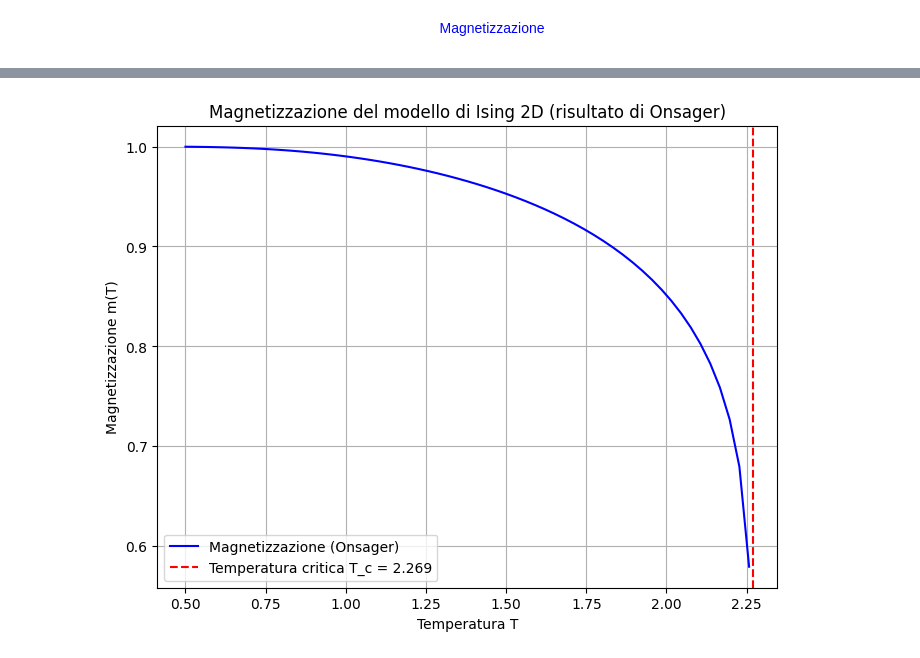
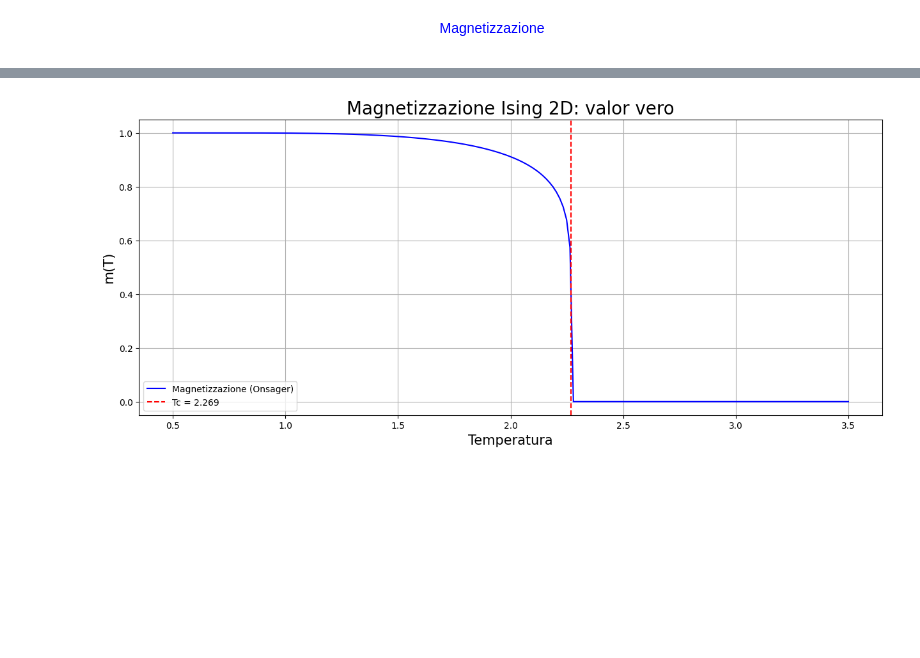
Before and after one commit to Negrini085/Simulazione-di-Materia-Condensata, a Jupyter notebook: Approfondimento/Ising2D/analisi/confTeo.ipynb, the cells around one changed output, grey strips where cells are left out. Saved outputs shown, nothing was run; the diff lists cells and outputs as text; code cells hidden in the pictures; blank space fills up the shorter version.

Commit message:
Modifica magnetizzazione

```diff
--- a/Approfondimento/Ising2D/analisi/confTeo.ipynb
+++ b/Approfondimento/Ising2D/analisi/confTeo.ipynb
@@ -47,30 +22,34 @@ plt.show()
 # %%
-import numpy as np
-import matplotlib.pyplot as plt
+T = np.linspace(0.5, 3.5, 200)
+T_c = 2.269
+J = 1
 
-# Parametri
-T = np.linspace(0.5, 3.5, 100)  # Temperatura da 0.5 a 3.5
-T_c = 2.269  # Temperatura critica per il modello di Ising 2D
-J = 1  # Energia di interazione (assumiamo J = 1)
-k_B = 1  # Costante di Boltzmann (assumiamo k_B = 1)
+# Funzione per calcolare la magnetizzazione (soluzione di Onsager)
+def magnOnsager(T, J, Tc):
 
-# Funzione per calcolare la magnetizzazione di Onsager
-def magnetization_onsager(T, J, k_B):
-    # Calcolo della magnetizzazione in base alla formula di Onsager
-    return (1 - np.sinh(2 * J / (k_B * T))**(-2))**(1/8)
+    if T > Tc:
+        m = 0
+    else:
+        m = np.sinh(2*J/T)
+        m = (1 - m**(-4))**(1/8)
+
+    return m
+
 
 # Calcolo della magnetizzazione per ogni temperatura
-m = magnetization_onsager(T, J, k_B)
+m = []
+for t in T:
+    m.append(magnOnsager(t, J, T_c))
 
 # Creazione del grafico
-plt.figure(figsize=(8, 6))
+plt.figure(figsize=(15, 6))
 plt.plot(T, m, label=r'Magnetizzazione (Onsager)', color='b')
-plt.axvline(x=T_c, color='r', linestyle='--', label=f'Temperatura critica T_c = {T_c:.3f}')
-plt.xlabel('Temperatura T')
-plt.ylabel('Magnetizzazione m(T)')
-plt.title('Magnetizzazione del modello di Ising 2D (risultato di Onsager)')
-plt.legend()
+plt.axvline(x=T_c, color='r', linestyle='--', label=f'Tc = {T_c:.3f}')
+plt.xlabel('Temperatura', fontsize = 15)
+plt.ylabel('m(T)', fontsize = 15)
+plt.title('Magnetizzazione Ising 2D: valor vero', fontsize = 20)
+plt.legend(loc = 'lower left')
 plt.grid(True)
 plt.show()
 # %% [output]
-[figure, old version]
+[figure, new version]
```
Also changed, not shown: parts of 2 cells of this notebook.
